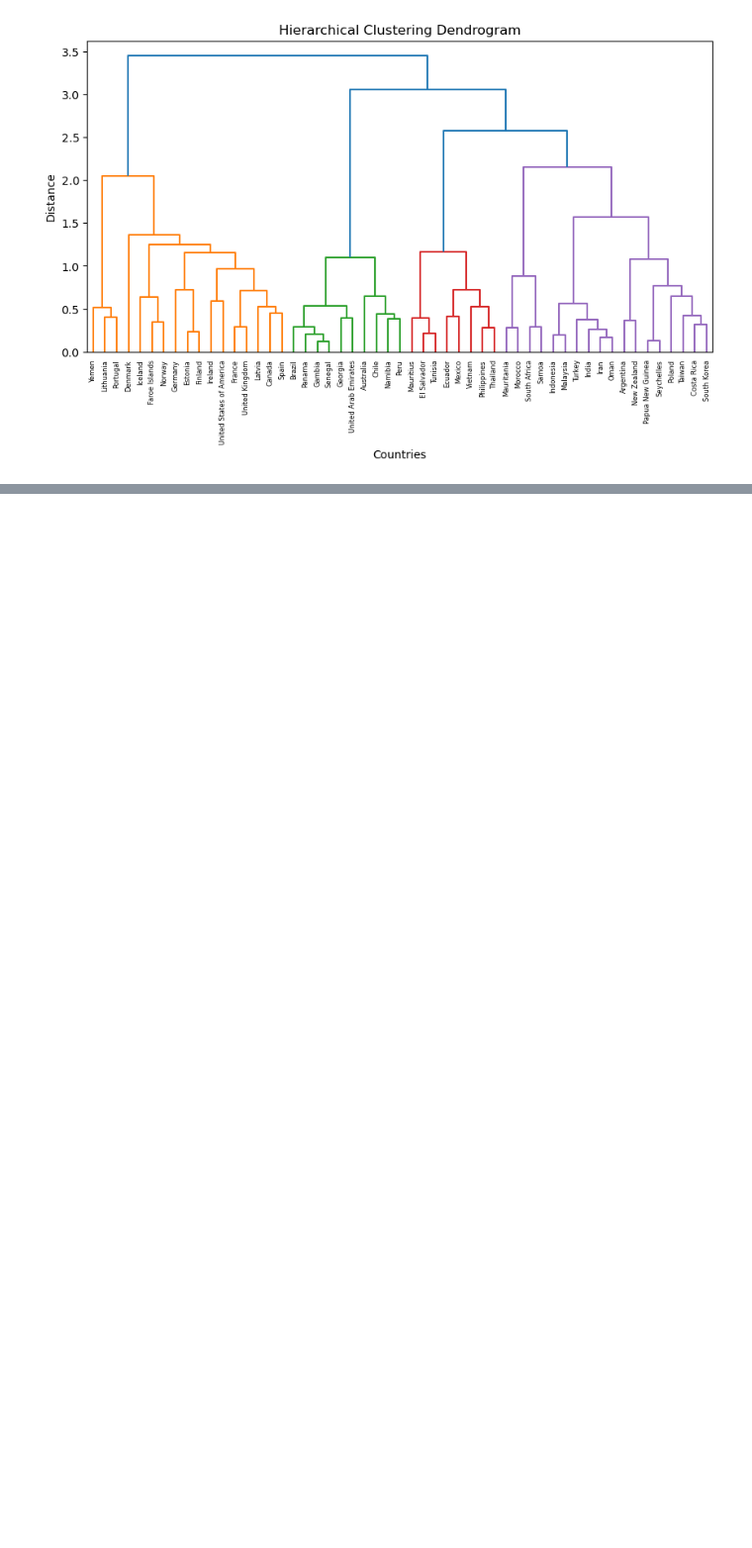
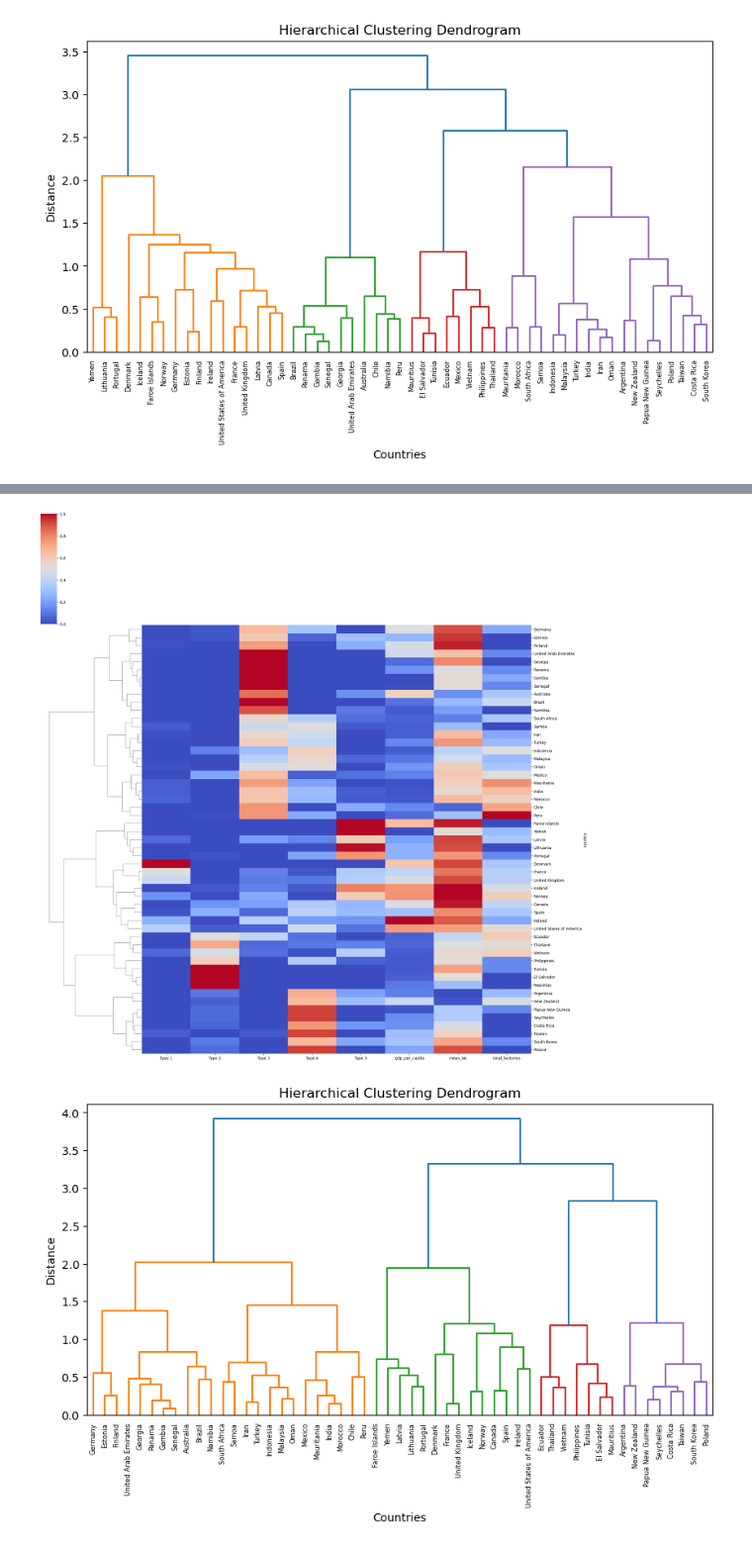
Before and after one commit to SeaAroundUs/end-use-clustering, a Jupyter notebook: src/clustering_testing.ipynb, the cells around one changed output, grey strips where cells are left out. Shown at 99% size. Saved outputs shown, nothing was run; the diff lists cells and outputs as text; code cells hidden in the pictures; blank space fills up the shorter version.

```diff
--- a/src/clustering_testing.ipynb
+++ b/src/clustering_testing.ipynb
@@ -195,0 +310,11 @@ dendrogram_7 = plot_dendrogram(
+# %%
+final_df = cleaned_W.join(gdp_lat_data).join(test)
+# %%
+heatmap_5_count = plot_heatmap(
+    final_df, save_fig=True, output_path=graph_output_path)
+
+dendrogram_5_count = plot_dendrogram(
+    final_df, save_fig=True, output_path=graph_output_path)
+# %% [output]
+[figure, added]
+[figure, added]
```
Also changed, not shown: parts of 10 cells of this notebook, 7 other files.
